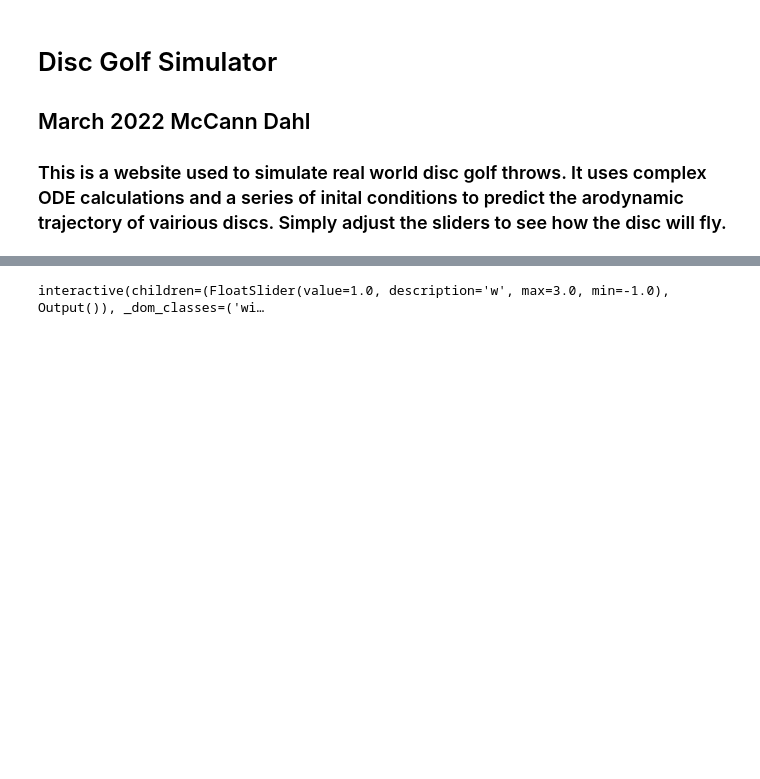
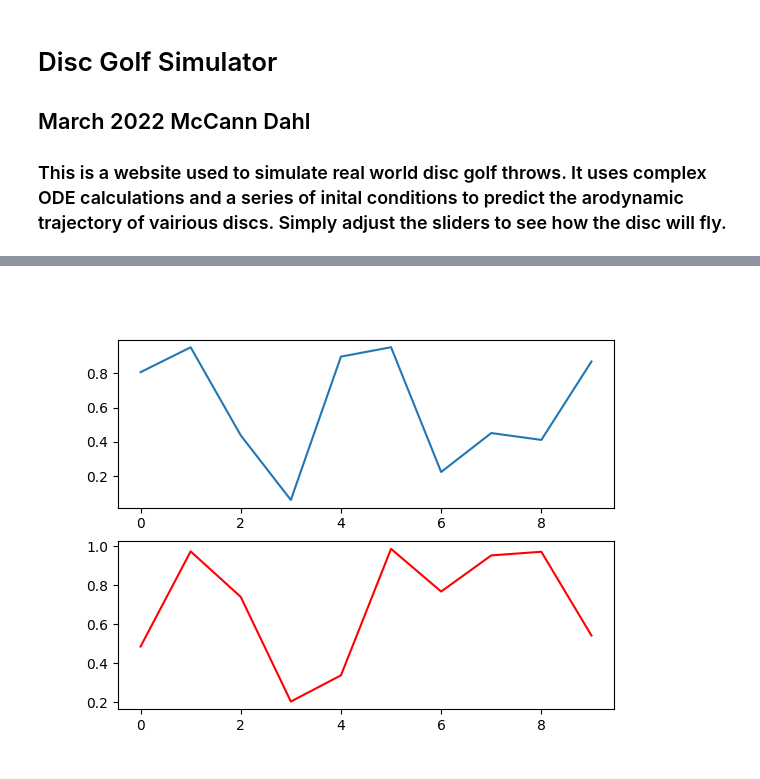
Before and after one commit to McCannDahl/Notebooks, a Jupyter notebook: Disc Golf/March 2022 sim.ipynb, the cells around one changed output, grey strips where cells are left out. Drawn from its saved outputs; the diff is of its cells as text; code cells hidden in the pictures; blank space fills up the shorter version.

Commit message:
tried with widget instead

```diff
--- a/Disc Golf/March 2022 sim.ipynb
+++ b/Disc Golf/March 2022 sim.ipynb
@@ -11,13 +5,27 @@ import matplotlib.pyplot as plt
 # %%
-x = np.linspace(0, 2 * np.pi)
-fig = plt.figure()
-ax = fig.add_subplot(1, 1, 1)
-line, = ax.plot(x, np.sin(x))
+%matplotlib widget
 
-def update(w = 1.0):
-    line.set_ydata(np.sin(w * x))
-    fig.canvas.draw_idle()
+import matplotlib.pyplot as plt
+import numpy as np
+import ipywidgets as widgets
+from IPython.display import display
 
-widgets.interact(update);
+button = widgets.Button(description='Refresh')
+display(button)
+
+fig, ax = plt.subplots(2,1)
+
+def get_fig():
+    ax[0].plot(np.arange(10), np.random.random(10))
+    ax[1].plot(np.arange(10), np.random.random(10),color='red')
+
+get_fig()
+
+def on_button_clicked(b):
+    ax[0].cla()
+    ax[1].cla()
+    get_fig()
+
+button.on_click(on_button_clicked)
 # %% [output]
 [interactive output not drawn]
@@ -25 +32 @@ widgets.interact(update);
-interactive(children=(FloatSlider(value=1.0, description='w', max=3.0, min=-1.0), Output()), _dom_classes=('wi…
+[figure, added]
```
Also changed, not shown: parts of 2 cells of this notebook.
